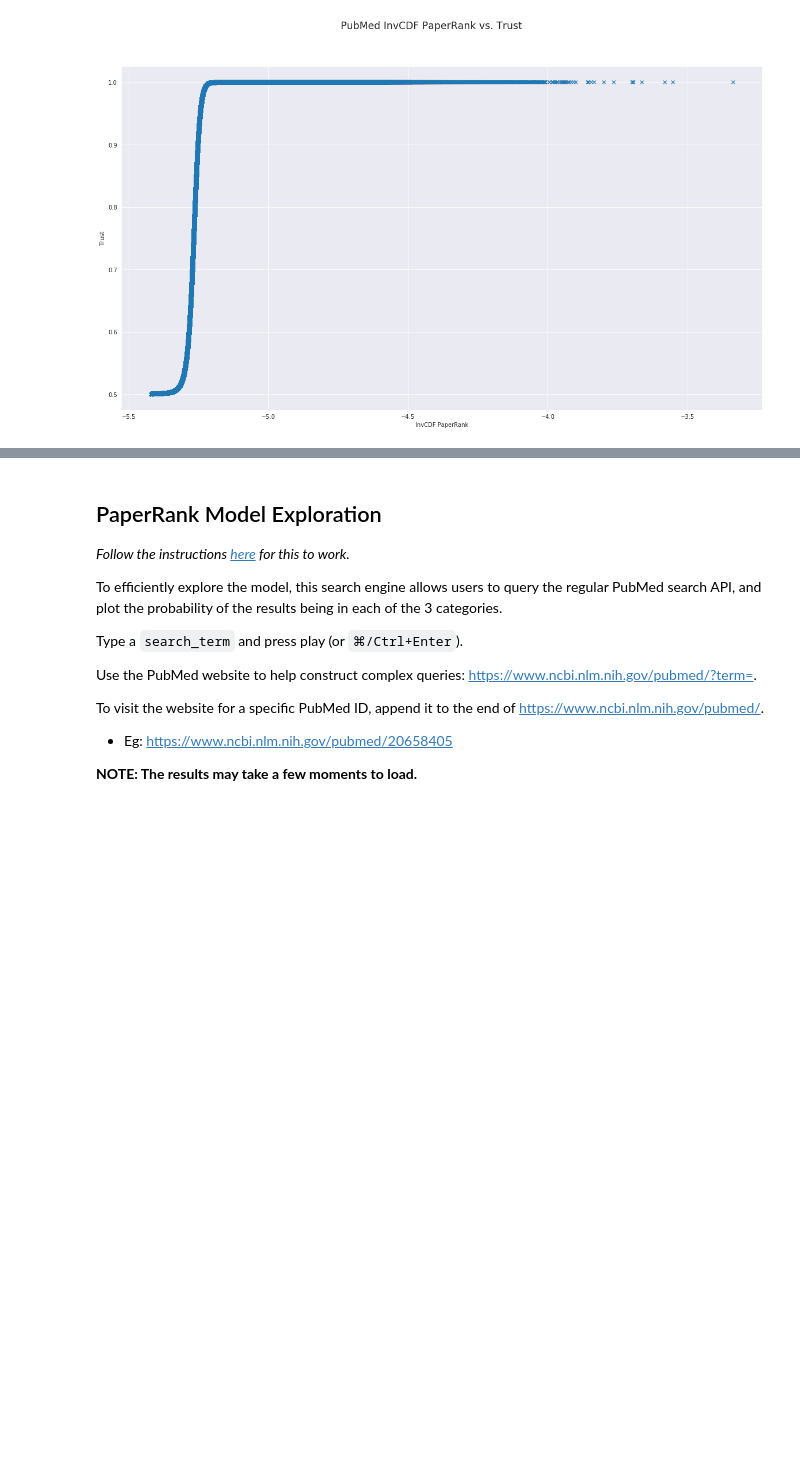
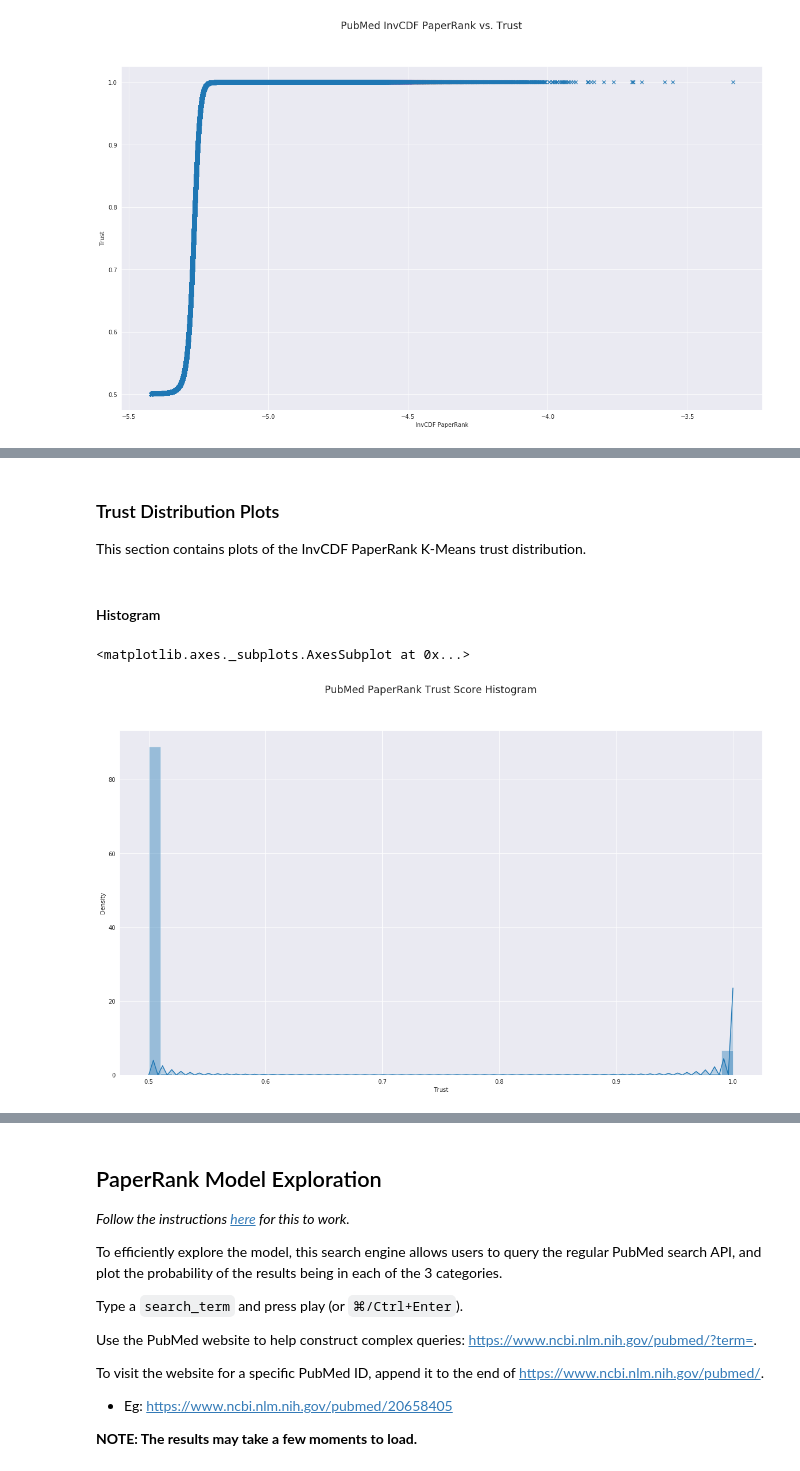
Before and after one commit to rukmal/PaperRank-Analysis, a Jupyter notebook: PubMed PaperRank Analysis.ipynb, the cells around one changed output, grey strips where cells are left out. Cells and saved outputs as stored; diff of their text form; code cells hidden in the pictures; blank space fills up the shorter version.

```diff
--- a/PubMed PaperRank Analysis.ipynb
+++ b/PubMed PaperRank Analysis.ipynb
@@ -1762,0 +2201,16 @@ sns.regplot(x=pr_invcdf, y=pr_trust_float, fit_reg=False, ax=ax, marker='x')
+# %% [markdown]
+### Trust Distribution Plots
+
+This section contains plots of the InvCDF PaperRank K-Means trust distribution.
+# %% [markdown]
+#### Histogram
+# %%
+fig, ax = getSubplot(dims_large)
+fig.suptitle('PubMed PaperRank Trust Score Histogram')
+ax.set_xlabel('Trust')
+ax.set_ylabel('Density')
+sns.distplot(pr_kmeans_trust, kde=True, rug=False,
+             kde_kws={'shade': True}, ax=ax)
+# %% [output]
+<matplotlib.axes._subplots.AxesSubplot at 0x...>
+[figure, added]
```
Also changed, not shown: parts of 39 cells of this notebook.
